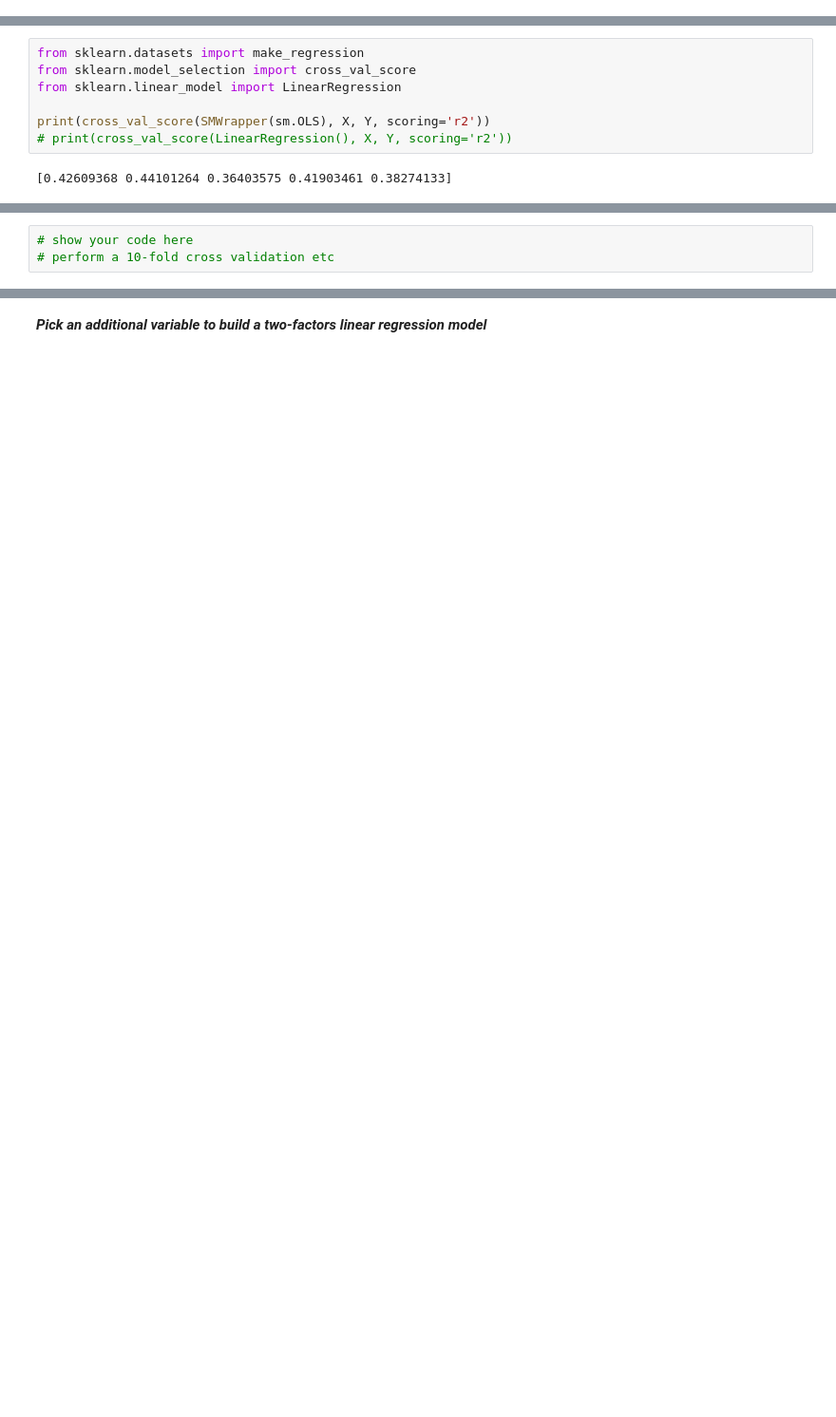
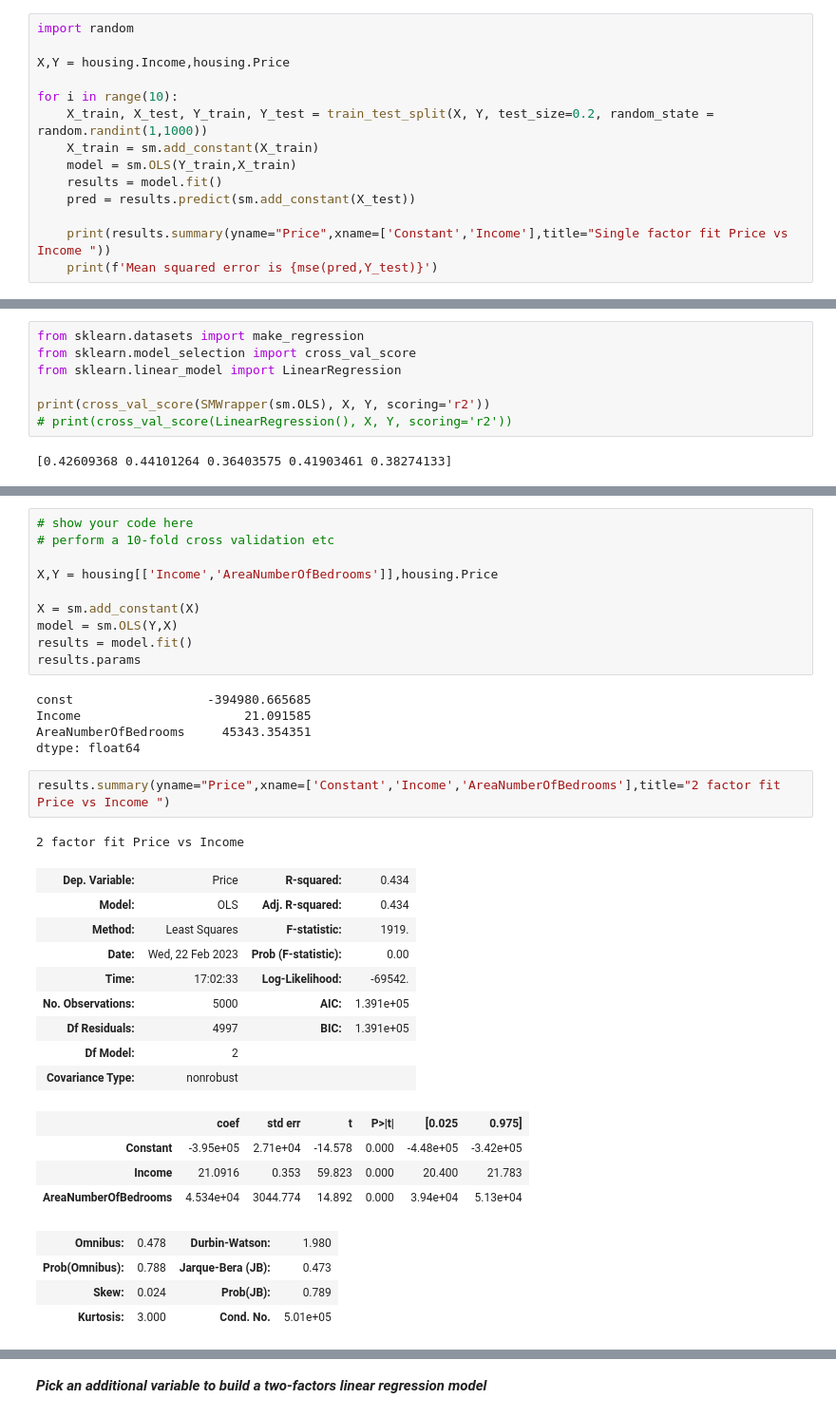
Before and after one commit to Tony363/CIS4526, a Jupyter notebook: cis4525-quiz4.ipynb, the cells around one changed output, grey strips where cells are left out. Shown: that part at 95% size. Drawn from its saved outputs; the diff is of its cells as text; blank space fills up the shorter version.

```diff
--- a/cis4525-quiz4.ipynb
+++ b/cis4525-quiz4.ipynb
@@ -149,2 +149,16 @@ plt.show()
 # %% [markdown]
 ### 5. Perform a 10-fold cross validation and determine if your model pass the cross-validation.
+# %%
+import random
+
+X,Y = housing.Income,housing.Price
+
+for i in range(10):
+    X_train, X_test, Y_train, Y_test = train_test_split(X, Y, test_size=0.2, random_state = random.randint(1,1000))
+    X_train = sm.add_constant(X_train)
+    model = sm.OLS(Y_train,X_train)
+    results = model.fit()
+    pred = results.predict(sm.add_constant(X_test))
+
+    print(results.summary(yname="Price",xname=['Constant','Income'],title="Single factor fit Price vs Income "))
+    print(f'Mean squared error is {mse(pred,Y_test)}')
@@ -184,3 +219,36 @@ print(cross_val_score(SMWrapper(sm.OLS), X, Y, scoring='r2'))
 # %%
 # show your code here
 # perform a 10-fold cross validation etc
+
+X,Y = housing[['Income','AreaNumberOfBedrooms']],housing.Price
+
+X = sm.add_constant(X)
+model = sm.OLS(Y,X)
+results = model.fit()
+results.params
+# %% [output]
+const                  -394980.665685
+Income                      21.091585
+AreaNumberOfBedrooms     45343.354351
+dtype: float64
+# %%
+results.summary(yname="Price",xname=['Constant','Income','AreaNumberOfBedrooms'],title="2 factor fit Price vs Income ")
+# %% [output]
+2 factor fit Price vs Income
+| Dep. Variable: | Price | R-squared: | 0.434 |
+| Model: | OLS | Adj. R-squared: | 0.434 |
+| Method: | Least Squares | F-statistic: | 1919. |
+| Date: | Wed, 22 Feb 2023 | Prob (F-statistic): | 0.00 |
+| Time: | 17:02:33 | Log-Likelihood: | -69542. |
+| No. Observations: | 5000 | AIC: | 1.391e+05 |
+| Df Residuals: | 4997 | BIC: | 1.391e+05 |
+| Df Model: | 2 |  |  |
+| Covariance Type: | nonrobust |  |  |
+|  | coef | std err | t | P>|t| | [0.025 | 0.975] |
+| Constant | -3.95e+05 | 2.71e+04 | -14.578 | 0.000 | -4.48e+05 | -3.42e+05 |
+| Income | 21.0916 | 0.353 | 59.823 | 0.000 | 20.400 | 21.783 |
+| AreaNumberOfBedrooms | 4.534e+04 | 3044.774 | 14.892 | 0.000 | 3.94e+04 | 5.13e+04 |
+| Omnibus: | 0.478 | Durbin-Watson: | 1.980 |
+| Prob(Omnibus): | 0.788 | Jarque-Bera (JB): | 0.473 |
+| Skew: | 0.024 | Prob(JB): | 0.789 |
+| Kurtosis: | 3.000 | Cond. No. | 5.01e+05 |
```
Also changed, not shown: parts of 12 cells of this notebook.
